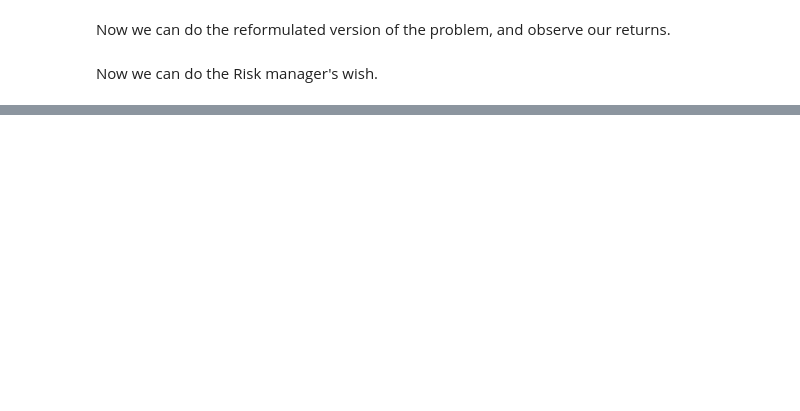
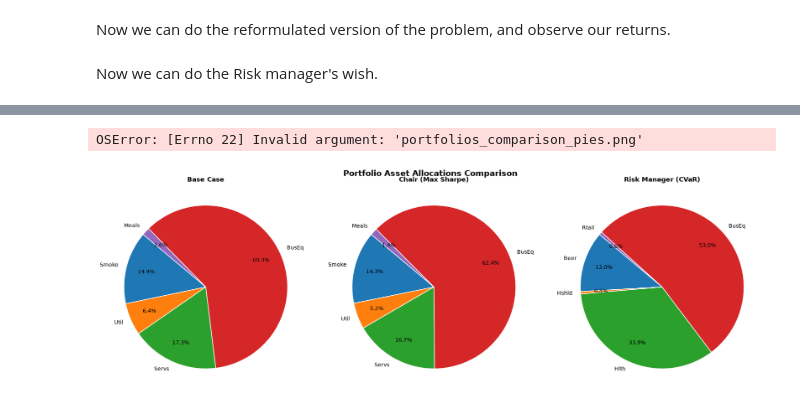
Before and after one commit to Cagancancacan/Convex-Optimisation-for-Data-Science-and-AI, a Jupyter notebook: Week2/Week2.ipynb, the cells around one changed output, grey strips where cells are left out. Drawn from its saved outputs; the diff is of its cells as text; code cells hidden in the pictures; blank space fills up the shorter version.

```diff
--- a/Week2/Week2.ipynb
+++ b/Week2/Week2.ipynb
@@ -235,0 +332,53 @@ IndexError: tuple index out of range
+# %%
+fig, axes = plt.subplots(1, 3, figsize=(18, 6))
+
+portfolios = [
+    ("Base Case", w_base, axes[0]),
+    ("Chair (Max Sharpe)", w_sharpe, axes[1]),
+    ("Risk Manager (CVaR)", w_cvar, axes[2]),
+]
+
+threshold = 0.001
+
+for title, w_vec, ax in portfolios:
+  if w_vec is None:
+    ax.text(
+        0.5,
+        0.5,
+        "Infeasible / Failed",
+        ha="center",
+        va="center",
+        fontsize=12,
+        color="red",
+    )
+    ax.set_title(title, fontsize=12, weight="bold")
+    ax.axis("off")
+    continue
+
+  w_arr = np.asarray(w_vec).flatten()
+  mask = w_arr > threshold
+  f_weights = list(w_arr[mask])
+  f_names = [names[i] for i in range(len(w_arr)) if mask[i]]
+
+  remainder = 1.0 - sum(f_weights)
+  if remainder > 1e-4:
+    f_weights.append(remainder)
+    f_names.append("Other")
+
+  ax.pie(
+      f_weights,
+      labels=f_names,
+      autopct="%1.1f%%",
+      startangle=140,
+      pctdistance=0.75,
+      wedgeprops=dict(edgecolor="white", linewidth=1.2),
+  )
+  ax.set_title(title, fontsize=12, weight="bold")
+
+plt.suptitle("Portfolio Asset Allocations Comparison", fontsize=15, weight="bold")
+plt.tight_layout()
+plt.savefig("portfolios_comparison_pies.png", dpi=300, bbox_inches="tight")
+plt.show()
+# %% [output]
+OSError: [Errno 22] Invalid argument: 'portfolios_comparison_pies.png'
+[figure, added]
```
Also changed, not shown: parts of 11 cells of this notebook, 6 other files.
